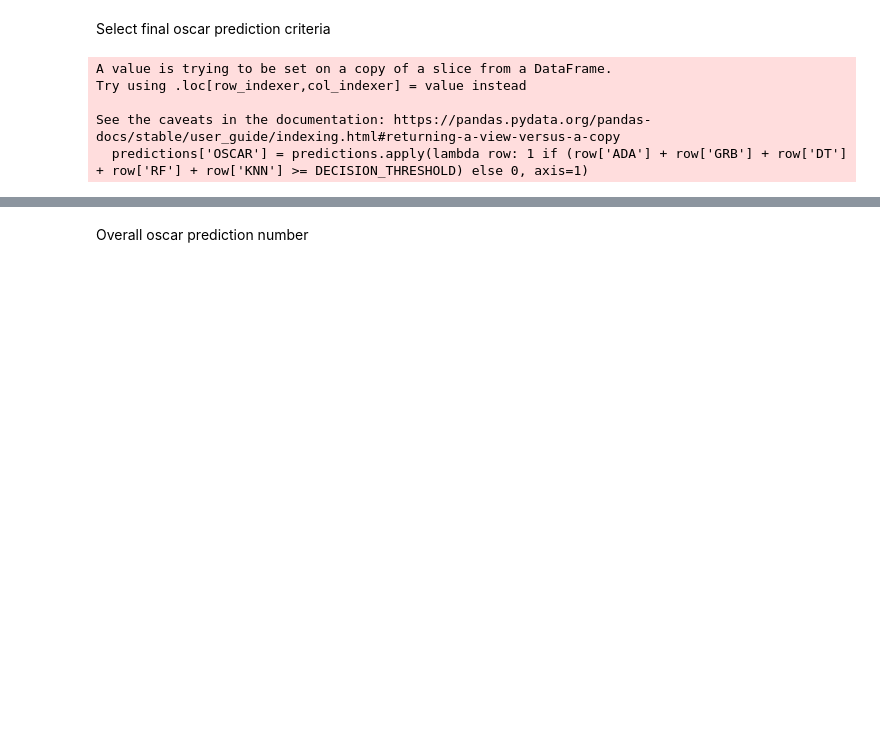
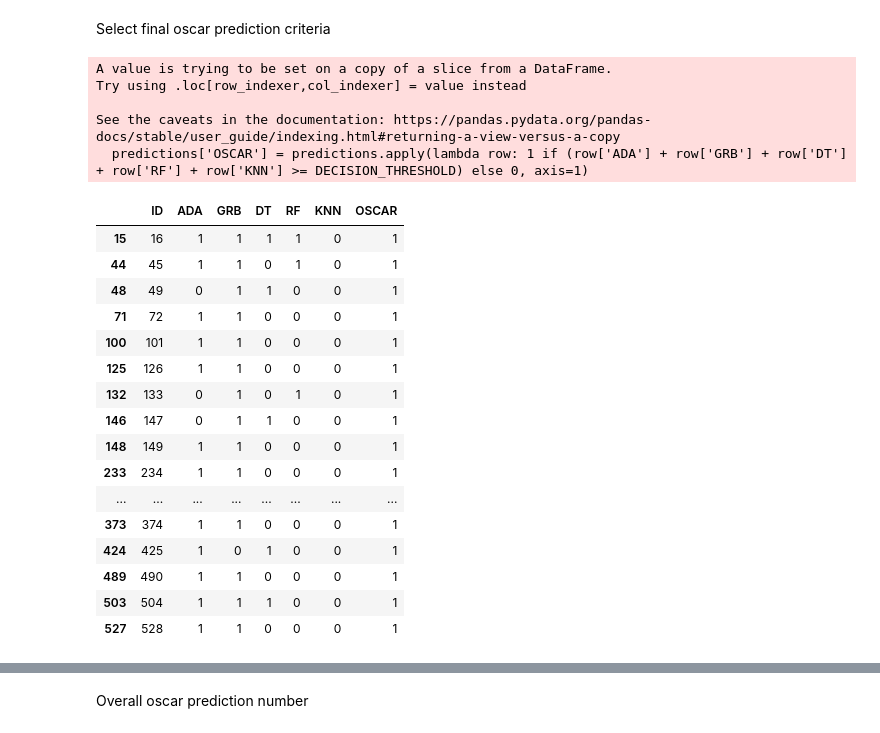
Before and after one commit to AAleksandros/HUA-DIT-Data-mining-project, a Jupyter notebook: classifiers.ipynb, the cells around one changed output, grey strips where cells are left out. Drawn from its saved outputs; the diff is of its cells as text; code cells hidden in the pictures; blank space fills up the shorter version.

```diff
--- a/classifiers.ipynb
+++ b/classifiers.ipynb
@@ -809,13 +712,31 @@ df_un_orig[(df_un_orig['ADA'] == 1) | (df_un_orig['GRB'] == 1) | (df_un_orig['DT
 # %% [markdown]
 Select final oscar prediction criteria
 # %%
-DECISION_THRESHOLD = 4
-
+# Majority vote
+DECISION_THRESHOLD = 2
 predictions = df_un_orig[['ID', 'ADA', 'GRB', 'DT','RF', 'KNN']]
 predictions['OSCAR'] = predictions.apply(lambda row: 1 if (row['ADA'] + row['GRB'] + row['DT'] + row['RF'] + row['KNN'] >= DECISION_THRESHOLD) else 0, axis=1)
+predictions[predictions['OSCAR'] == 1]
 # %% [output]
 A value is trying to be set on a copy of a slice from a DataFrame.
 Try using .loc[row_indexer,col_indexer] = value instead
 
 See the caveats in the documentation: https://pandas.pydata.org/pandas-docs/stable/user_guide/indexing.html#returning-a-view-versus-a-copy
   predictions['OSCAR'] = predictions.apply(lambda row: 1 if (row['ADA'] + row['GRB'] + row['DT'] + row['RF'] + row['KNN'] >= DECISION_THRESHOLD) else 0, axis=1)
+|  | ID | ADA | GRB | DT | RF | KNN | OSCAR |
+| 15 | 16 | 1 | 1 | 1 | 1 | 0 | 1 |
+| 44 | 45 | 1 | 1 | 0 | 1 | 0 | 1 |
+| 48 | 49 | 0 | 1 | 1 | 0 | 0 | 1 |
+| 71 | 72 | 1 | 1 | 0 | 0 | 0 | 1 |
+| 100 | 101 | 1 | 1 | 0 | 0 | 0 | 1 |
+| 125 | 126 | 1 | 1 | 0 | 0 | 0 | 1 |
+| 132 | 133 | 0 | 1 | 0 | 1 | 0 | 1 |
+| 146 | 147 | 0 | 1 | 1 | 0 | 0 | 1 |
+| 148 | 149 | 1 | 1 | 0 | 0 | 0 | 1 |
+| 233 | 234 | 1 | 1 | 0 | 0 | 0 | 1 |
+| ... | ... | ... | ... | ... | ... | ... | ... |
+| 373 | 374 | 1 | 1 | 0 | 0 | 0 | 1 |
+| 424 | 425 | 1 | 0 | 1 | 0 | 0 | 1 |
+| 489 | 490 | 1 | 1 | 0 | 0 | 0 | 1 |
+| 503 | 504 | 1 | 1 | 1 | 0 | 0 | 1 |
+| 527 | 528 | 1 | 1 | 0 | 0 | 0 | 1 |
```
Also changed, not shown: parts of 34 cells of this notebook, 11 other files.
